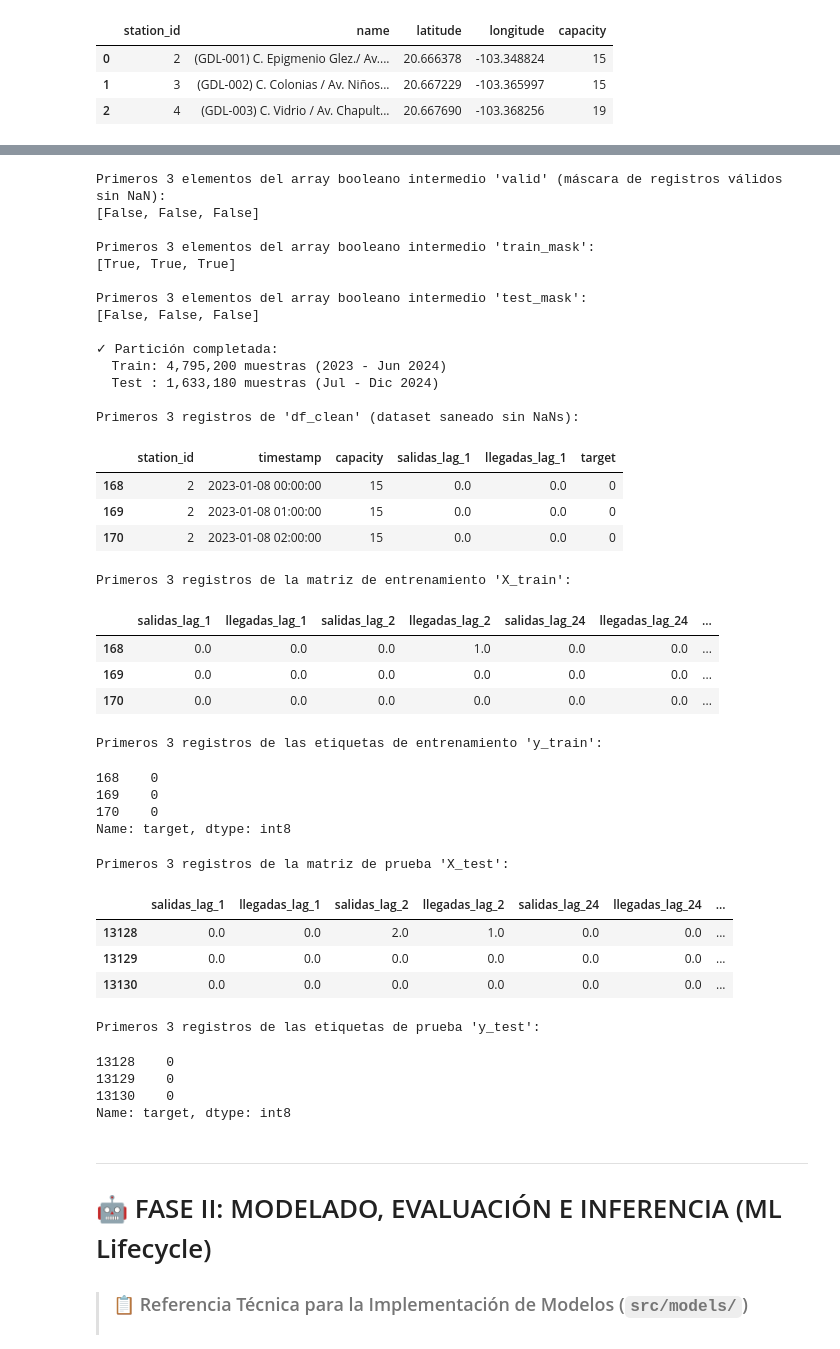
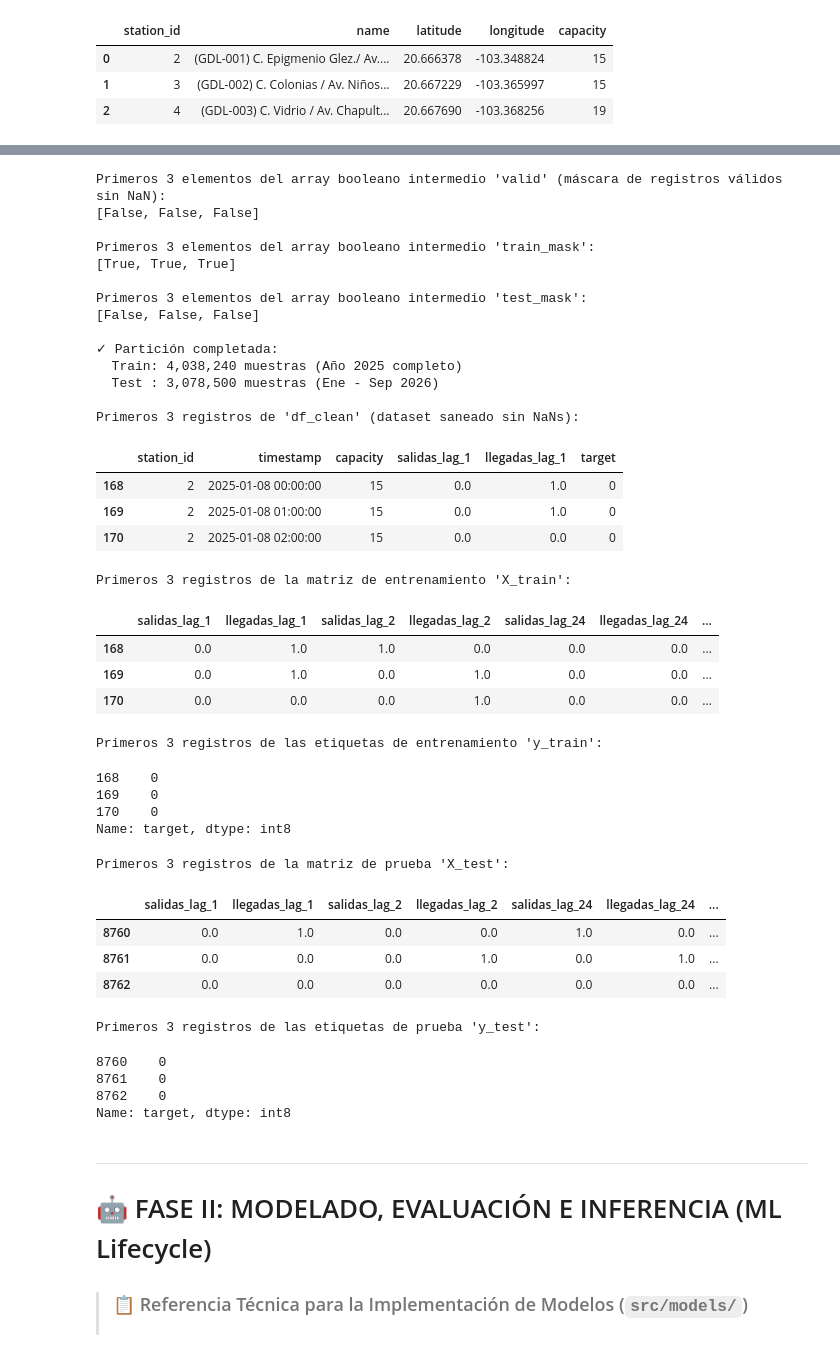
Before and after one commit to Diegob059/MLOps_Equipo30, a Jupyter notebook: MLOps_Equipo30/notebooks/1.0-pregunta-2-riesgo-estaciones.ipynb, the cells around one changed output, grey strips where cells are left out. Cells and saved outputs as stored; diff of their text form; code cells hidden in the pictures.

```diff
--- a/MLOps_Equipo30/notebooks/1.0-pregunta-2-riesgo-estaciones.ipynb
+++ b/MLOps_Equipo30/notebooks/1.0-pregunta-2-riesgo-estaciones.ipynb
@@ -146,11 +146,11 @@ Primeros 3 registros de 'df_nom':
 | 2 | 4 | (GDL-003) C. Vidrio / Av. Chapult... | 20.667690 | -103.368256 | 19 |
 # %%
 # 1.2 Ingesta y Agregación Horaria de Viajes (src/data/aggregate_trips.py)
-# Entradas: data/raw/Viajes/datos_abiertos_YYYY_MM.csv (2023 - 2024)
+# Entradas: data/raw/Viajes/datos_abiertos_YYYY_MM.csv (2025 - 2026)
 # Salidas : 'df_salidas' y 'df_llegadas' agregadas a nivel (station_id, timestamp_hora)
 # Nota Prod: Procesamiento por chunks y encoding 'latin1' obligatorio por caracteres especiales
 
-csv_files = sorted(glob.glob(str(VIAJES_DIR / '*.csv')))
+csv_files = sorted([f for f in glob.glob(str(VIAJES_DIR / '*.csv')) if any(f'_{y}_' in f for y in [2025, 2026])])
 print(f"Archivos mensuales encontrados: {len(csv_files)} archivos CSV.")
 print("Primeros 3 archivos de viajes a procesar (array/lista 'csv_files'):")
 for f in csv_files[:3]:
@@ -227,6 +227,6 @@ Construimos la cuadrícula completa de todas las horas posibles (2023 a 2024) pa
 # %%
 # 1.3 Construcción de la Rejilla Cartesiana y Zero-Filling (src/features/build_grid.py)
-# Entradas: Estaciones activas y rango temporal continuo (2023-01-01 00:00 a 2024-12-31 23:00)
+# Entradas: Estaciones activas y rango temporal continuo (2025-01-01 00:00 a 2026-09-30 23:00)
 # Salidas : DataFrame base 'df' balanceado con 0s reales en horas inactivas
 
 # A. Estaciones activas (intersección entre catálogo y viajes observados)
@@ -240,8 +240,8 @@ print(f"1. Array de estaciones activas ({len(active_stations)} estaciones):")
 print("Primeros 3 elementos de 'active_stations':")
 print(active_stations[:3])
 
-# B. Rejilla continua completa de 17,544 horas
-date_range = pd.date_range('2023-01-01 00:00:00', '2024-12-31 23:00:00', freq='h')
+# B. Rejilla continua completa de 15,312 horas
+date_range = pd.date_range('2025-01-01 00:00:00', '2026-09-30 23:00:00', freq='h')
 print(f"\n2. DatetimeIndex continuo ({len(date_range)} horas):")
 print("Primeros 3 elementos de 'date_range':")
 print(date_range[:3].tolist())
@@ -449,10 +449,10 @@ print(valid.head(3).tolist())
 df_clean = df[valid]
 
 # Partición temporal:
-# Train: 2023-01-01 a 2024-06-30
-# Test : 2024-07-01 a 2024-12-31
-train_mask = df_clean['timestamp'] < '2024-07-01'
-test_mask = df_clean['timestamp'] >= '2024-07-01'
+# Train: 2025-01-01 a 2025-12-31
+# Test : 2026-01-01 a 2026-09-30
+train_mask = df_clean['timestamp'] < '2026-01-01'
+test_mask = df_clean['timestamp'] >= '2026-01-01'
 
 print("\nPrimeros 3 elementos del array booleano intermedio 'train_mask':")
 print(train_mask.head(3).tolist())
@@ -467,8 +467,8 @@ X_test = df_clean.loc[test_mask, feature_cols]
 y_test = df_clean.loc[test_mask, 'target']
 
 print(f"\n✓ Partición completada:")
-print(f"  Train: {X_train.shape[0]:,} muestras (2023 - Jun 2024)")
-print(f"  Test : {X_test.shape[0]:,} muestras (Jul - Dic 2024)\n")
+print(f"  Train: {X_train.shape[0]:,} muestras (Año 2025 completo)")
+print(f"  Test : {X_test.shape[0]:,} muestras (Ene - Sep 2026)\n")
 
 print("Primeros 3 registros de 'df_clean' (dataset saneado sin NaNs):\n")
 display(df_clean[['station_id', 'timestamp', 'capacity', 'salidas_lag_1', 'llegadas_lag_1', 'target']].head(3))
@@ -480,48 +480,48 @@ print("\nPrimeros 3 registros de las etiquetas de entrenamiento 'y_train':")
 display(y_train.head(3))
 
 print("\nPrimeros 3 registros de la matriz de prueba 'X_test':")
 display(X_test.head(3))
 
 print("\nPrimeros 3 registros de las etiquetas de prueba 'y_test':")
 display(y_test.head(3))
 # %% [output]
 Primeros 3 elementos del array booleano intermedio 'valid' (máscara de registros válidos sin NaN):
 [False, False, False]
 
 Primeros 3 elementos del array booleano intermedio 'train_mask':
 [True, True, True]
 
 Primeros 3 elementos del array booleano intermedio 'test_mask':
 [False, False, False]
 
 ✓ Partición completada:
-  Train: 4,795,200 muestras (2023 - Jun 2024)
-  Test : 1,633,180 muestras (Jul - Dic 2024)
+  Train: 4,038,240 muestras (Año 2025 completo)
+  Test : 3,078,500 muestras (Ene - Sep 2026)
 
 Primeros 3 registros de 'df_clean' (dataset saneado sin NaNs):
 |  | station_id | timestamp | capacity | salidas_lag_1 | llegadas_lag_1 | target |
-| 168 | 2 | 2023-01-08 00:00:00 | 15 | 0.0 | 0.0 | 0 |
-| 169 | 2 | 2023-01-08 01:00:00 | 15 | 0.0 | 0.0 | 0 |
-| 170 | 2 | 2023-01-08 02:00:00 | 15 | 0.0 | 0.0 | 0 |
+| 168 | 2 | 2025-01-08 00:00:00 | 15 | 0.0 | 1.0 | 0 |
+| 169 | 2 | 2025-01-08 01:00:00 | 15 | 0.0 | 1.0 | 0 |
+| 170 | 2 | 2025-01-08 02:00:00 | 15 | 0.0 | 0.0 | 0 |
 Primeros 3 registros de la matriz de entrenamiento 'X_train':
 |  | salidas_lag_1 | llegadas_lag_1 | salidas_lag_2 | llegadas_lag_2 | salidas_lag_24 | llegadas_lag_24 | ... |
-| 168 | 0.0 | 0.0 | 0.0 | 1.0 | 0.0 | 0.0 | ... |
-| 169 | 0.0 | 0.0 | 0.0 | 0.0 | 0.0 | 0.0 | ... |
-| 170 | 0.0 | 0.0 | 0.0 | 0.0 | 0.0 | 0.0 | ... |
+| 168 | 0.0 | 1.0 | 1.0 | 0.0 | 0.0 | 0.0 | ... |
+| 169 | 0.0 | 1.0 | 0.0 | 1.0 | 0.0 | 0.0 | ... |
+| 170 | 0.0 | 0.0 | 0.0 | 1.0 | 0.0 | 0.0 | ... |
 Primeros 3 registros de las etiquetas de entrenamiento 'y_train':
 168    0
 169    0
 170    0
 Name: target, dtype: int8
 Primeros 3 registros de la matriz de prueba 'X_test':
 |  | salidas_lag_1 | llegadas_lag_1 | salidas_lag_2 | llegadas_lag_2 | salidas_lag_24 | llegadas_lag_24 | ... |
-| 13128 | 0.0 | 0.0 | 2.0 | 1.0 | 0.0 | 0.0 | ... |
-| 13129 | 0.0 | 0.0 | 0.0 | 0.0 | 0.0 | 0.0 | ... |
-| 13130 | 0.0 | 0.0 | 0.0 | 0.0 | 0.0 | 0.0 | ... |
+| 8760 | 0.0 | 1.0 | 0.0 | 0.0 | 1.0 | 0.0 | ... |
+| 8761 | 0.0 | 0.0 | 0.0 | 1.0 | 0.0 | 1.0 | ... |
+| 8762 | 0.0 | 0.0 | 0.0 | 0.0 | 0.0 | 0.0 | ... |
 Primeros 3 registros de las etiquetas de prueba 'y_test':
-13128    0
-13129    0
-13130    0
+8760    0
+8761    0
+8762    0
 Name: target, dtype: int8
 # %% [markdown]
 ---
```
Also changed, not shown: parts of 11 cells of this notebook, 9 other files.
